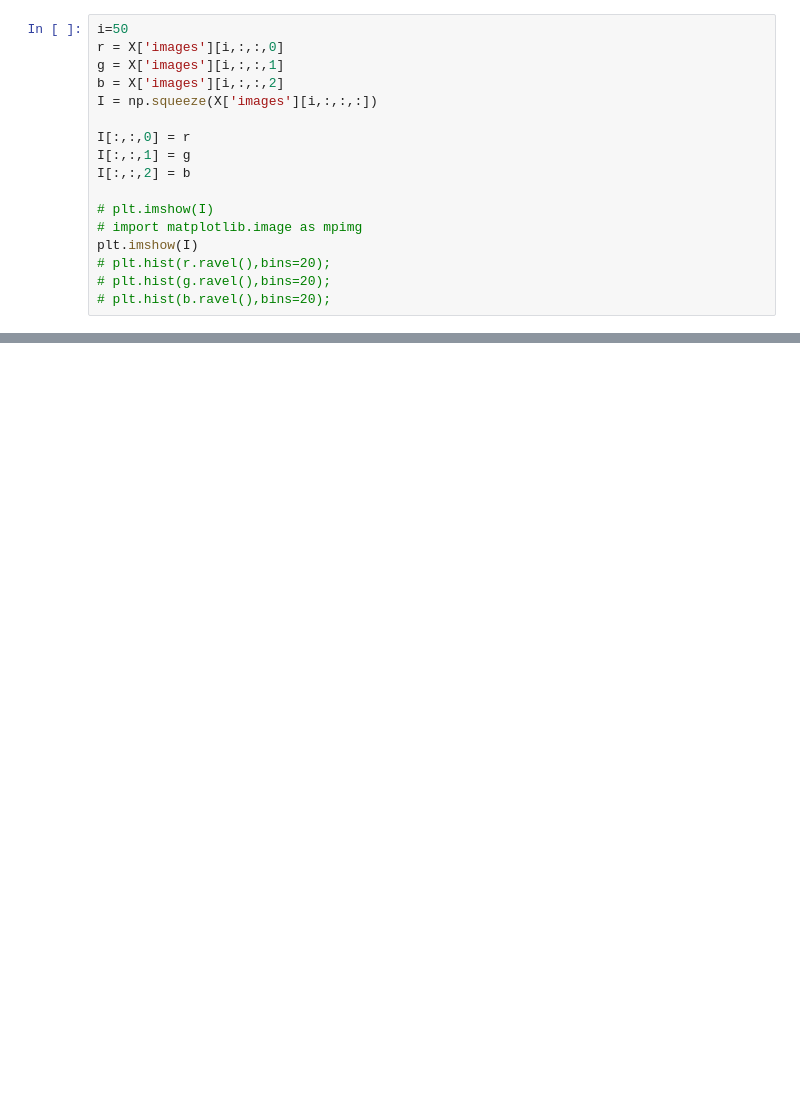
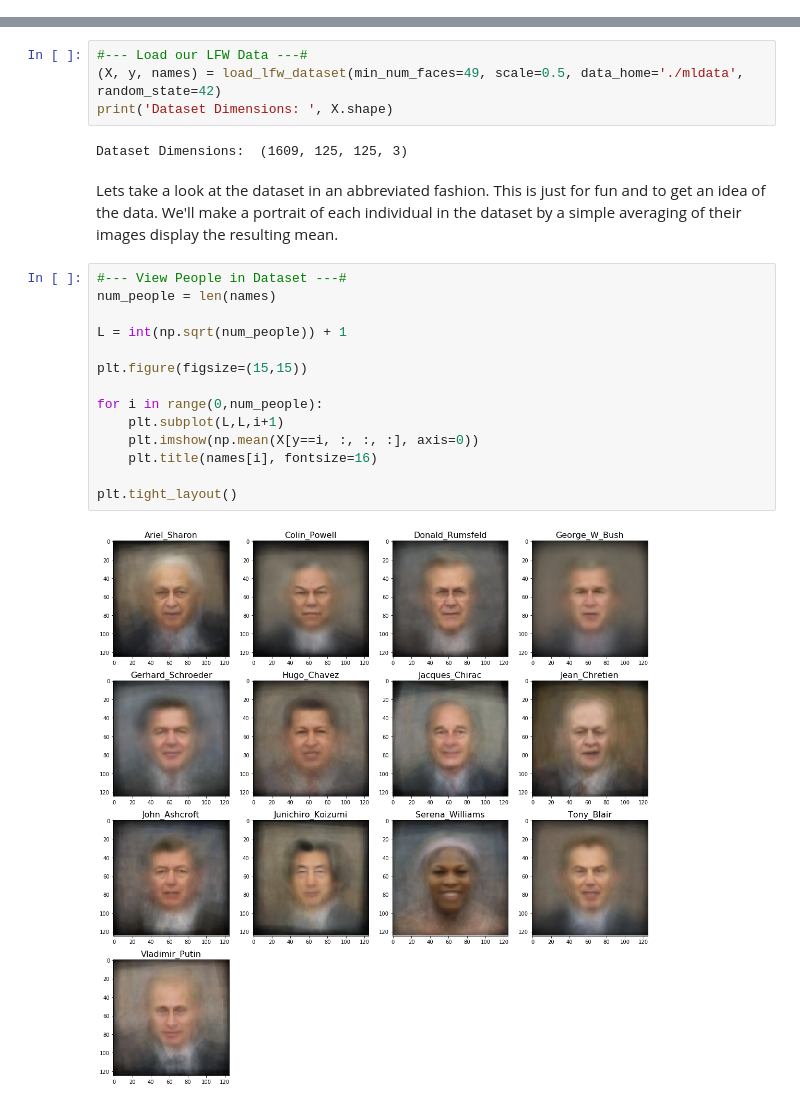
Before and after one commit to sphinxteam/mlphys, a Jupyter notebook: TP04/CNNs for Images.ipynb, the cells around one changed output, grey strips where cells are left out. Saved outputs shown, nothing was run; the diff lists cells and outputs as text; blank space fills up the shorter version.

```diff
--- a/TP04/CNNs for Images.ipynb
+++ b/TP04/CNNs for Images.ipynb
@@ -12,17 +5,0 @@ X['images'].shape
-# %%
-i=50
-r = X['images'][i,:,:,0]
-g = X['images'][i,:,:,1]
-b = X['images'][i,:,:,2]
-I = np.squeeze(X['images'][i,:,:,:])
-
-I[:,:,0] = r
-I[:,:,1] = g
-I[:,:,2] = b
-
-# plt.imshow(I)
-# import matplotlib.image as mpimg
-plt.imshow(I)
-# plt.hist(r.ravel(),bins=20);
-# plt.hist(g.ravel(),bins=20);
-# plt.hist(b.ravel(),bins=20);
@@ -38,0 +23,24 @@ plt.hist(X['data'][i,:].ravel())
+# %%
+#--- Load our LFW Data ---#
+(X, y, names) = load_lfw_dataset(min_num_faces=49, scale=0.5, data_home='./mldata', random_state=42)
+print('Dataset Dimensions: ', X.shape)
+# %% [output]
+Dataset Dimensions:  (1609, 125, 125, 3)
+# %% [markdown]
+Lets take a look at the dataset in an abbreviated fashion. This is just for fun and to get an idea of the data. We'll make a portrait of each individual in the dataset by a simple averaging of their images display the resulting mean.
+# %%
+#--- View People in Dataset ---#
+num_people = len(names)
+
+L = int(np.sqrt(num_people)) + 1
+
+plt.figure(figsize=(15,15))
+
+for i in range(0,num_people):
+    plt.subplot(L,L,i+1)
+    plt.imshow(np.mean(X[y==i, :, :, :], axis=0))
+    plt.title(names[i], fontsize=16)
+
+plt.tight_layout()
+# %% [output]
+[figure, added]
```
Also changed, not shown: parts of 28 cells of this notebook, 2 other files.
